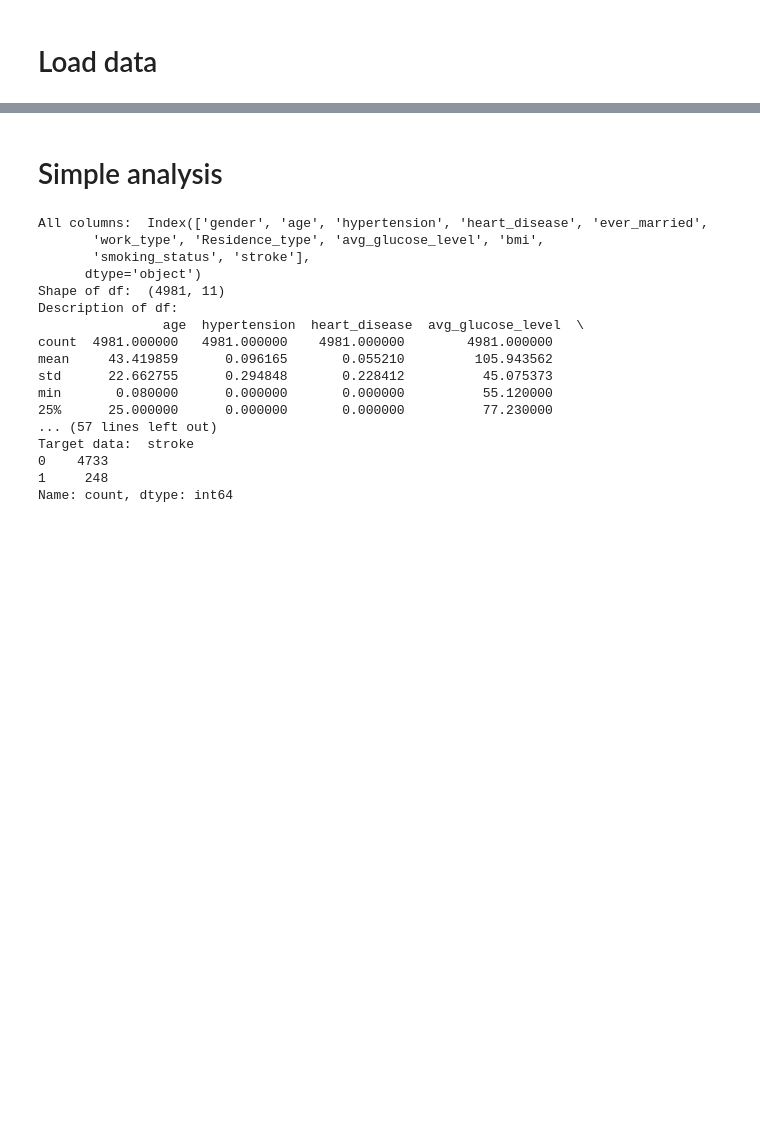
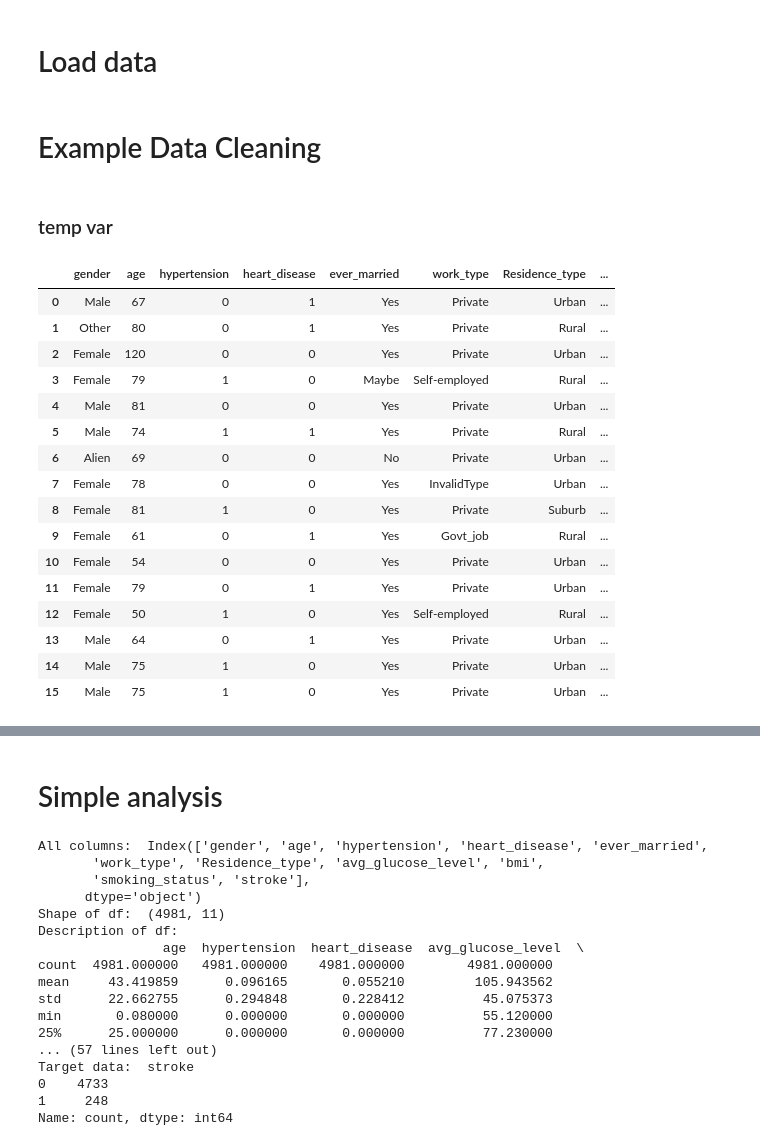
Before and after one commit to Konradiks/stroke-prediction-ml, a Jupyter notebook: notebooks/dataAnalysis.ipynb, the cells around one changed output, grey strips where cells are left out. Cells and saved outputs as stored; diff of their text form; code cells hidden in the pictures; blank space fills up the shorter version.

Commit message:
added data cleaning

```diff
--- a/notebooks/dataAnalysis.ipynb
+++ b/notebooks/dataAnalysis.ipynb
@@ -18,3 +22,28 @@ from src.analyze_func import simple_analysis, show_distribution, col_unique, sho
 # Load data
 # %%
 df = pd.read_csv('../datasets/brain_stroke.csv')
+# %% [markdown]
+# Example Data Cleaning
+# %% [markdown]
+### temp var
+# %%
+invalid_df = pd.read_csv('../datasets/invalid_input_data.csv')
+invalid_df
+# %% [output]
+|  | gender | age | hypertension | heart_disease | ever_married | work_type | Residence_type | ... |
+| 0 | Male | 67 | 0 | 1 | Yes | Private | Urban | ... |
+| 1 | Other | 80 | 0 | 1 | Yes | Private | Rural | ... |
+| 2 | Female | 120 | 0 | 0 | Yes | Private | Urban | ... |
+| 3 | Female | 79 | 1 | 0 | Maybe | Self-employed | Rural | ... |
+| 4 | Male | 81 | 0 | 0 | Yes | Private | Urban | ... |
+| 5 | Male | 74 | 1 | 1 | Yes | Private | Rural | ... |
+| 6 | Alien | 69 | 0 | 0 | No | Private | Urban | ... |
+| 7 | Female | 78 | 0 | 0 | Yes | InvalidType | Urban | ... |
+| 8 | Female | 81 | 1 | 0 | Yes | Private | Suburb | ... |
+| 9 | Female | 61 | 0 | 1 | Yes | Govt_job | Rural | ... |
+| 10 | Female | 54 | 0 | 0 | Yes | Private | Urban | ... |
+| 11 | Female | 79 | 0 | 1 | Yes | Private | Urban | ... |
+| 12 | Female | 50 | 1 | 0 | Yes | Self-employed | Rural | ... |
+| 13 | Male | 64 | 0 | 1 | Yes | Private | Urban | ... |
+| 14 | Male | 75 | 1 | 0 | Yes | Private | Urban | ... |
+| 15 | Male | 75 | 1 | 0 | Yes | Private | Urban | ... |
```
Also changed, not shown: parts of 4 cells of this notebook, 2 other files.
